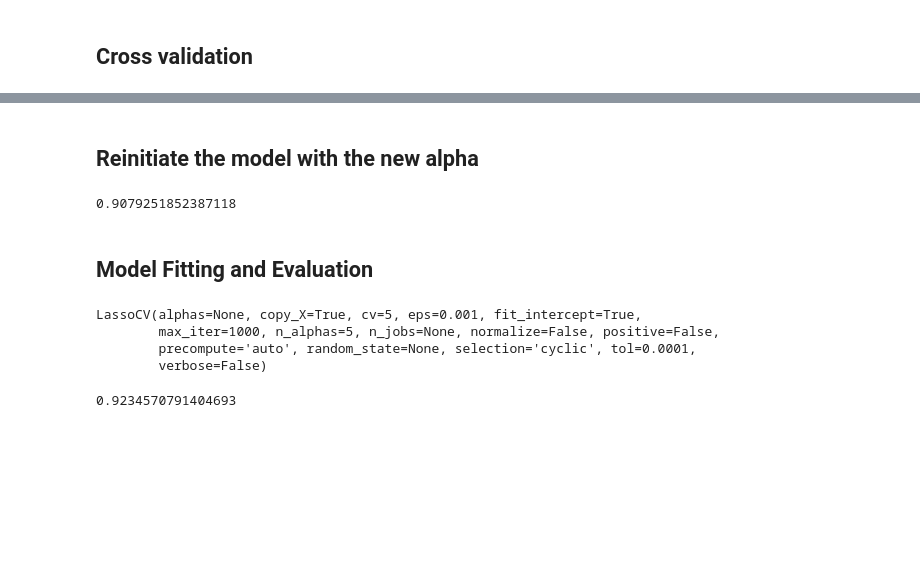
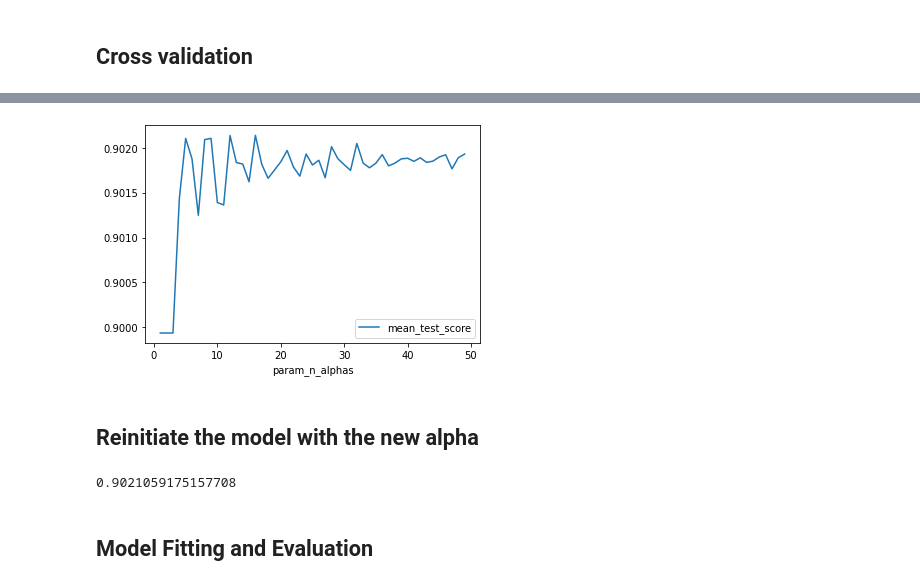
Before and after one commit to randyneo17/GA_DSI14_Projects, a Jupyter notebook: Project_2/Project_2.ipynb, the cells around one changed output, grey strips where cells are left out. Saved outputs shown, nothing was run; the diff lists cells and outputs as text; code cells hidden in the pictures; blank space fills up the shorter version.

```diff
--- a/Project_2/Project_2.ipynb
+++ b/Project_2/Project_2.ipynb
@@ -1268 +1329,4 @@ lasso=LassoCV(n_alphas=200,cv=5)
 ridge = RidgeCV(alphas=np.linspace(0.1,10,200))
+# %%
+lr.fit(X_train,y_train)
+lr.score(X_train,y_train)
@@ -1291,5 +1361,6 @@ ridge_score.mean()
 # %%
-param_grid={'n_alphas':np.arange(1,200)}
+%%time
+param_grid={'n_alphas':np.arange(1,50)}
 lasso=LassoCV(cv=5)
 lasso_cv=GridSearchCV(lasso,param_grid,cv=5)
 lasso_cv.fit(X_train_sc,y_train)
@@ -1299,21 +1381,15 @@ lasso_cv.best_params_
+# %%
+gs_df = pd.DataFrame(lasso_cv.cv_results_)
+gs_df.plot(x='param_n_alphas', y='mean_test_score');
+# %% [output]
+[figure, added]
 # %% [markdown]
 ## Reinitiate the model with the new alpha
 # %%
-lasso=LassoCV(n_alphas=5,cv=5)
-lasso_score=cross_val_score(lasso,X_train_sc,y_train,cv=5)
-lasso_score.mean()
+lasso_new=LassoCV(n_alphas=5,cv=5)
+lasso_new_score=cross_val_score(lasso_new,X_train_sc,y_train,cv=5)
+lasso_new_score.mean()
 # %% [output]
-0.9079251852387118
+0.9021059175157708
 # %% [markdown]
 ## Model Fitting and Evaluation
-# %%
-lasso.fit(X_train_sc,y_train)
-# %% [output]
-LassoCV(alphas=None, copy_X=True, cv=5, eps=0.001, fit_intercept=True,
-        max_iter=1000, n_alphas=5, n_jobs=None, normalize=False, positive=False,
-        precompute='auto', random_state=None, selection='cyclic', tol=0.0001,
-        verbose=False)
-# %%
-lasso.score(X_train_sc,y_train)
-# %% [output]
-0.9234570791404693
```
Also changed, not shown: parts of 93 cells of this notebook, 1 other file.
